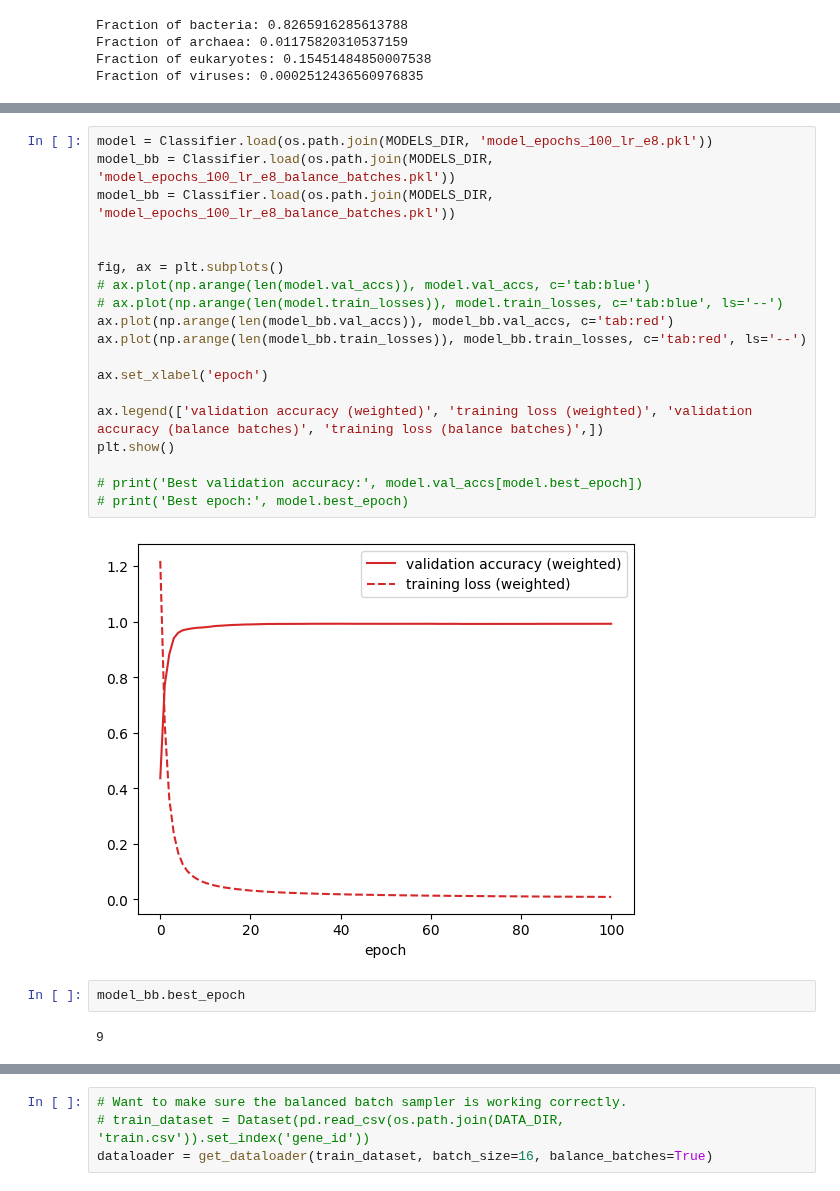
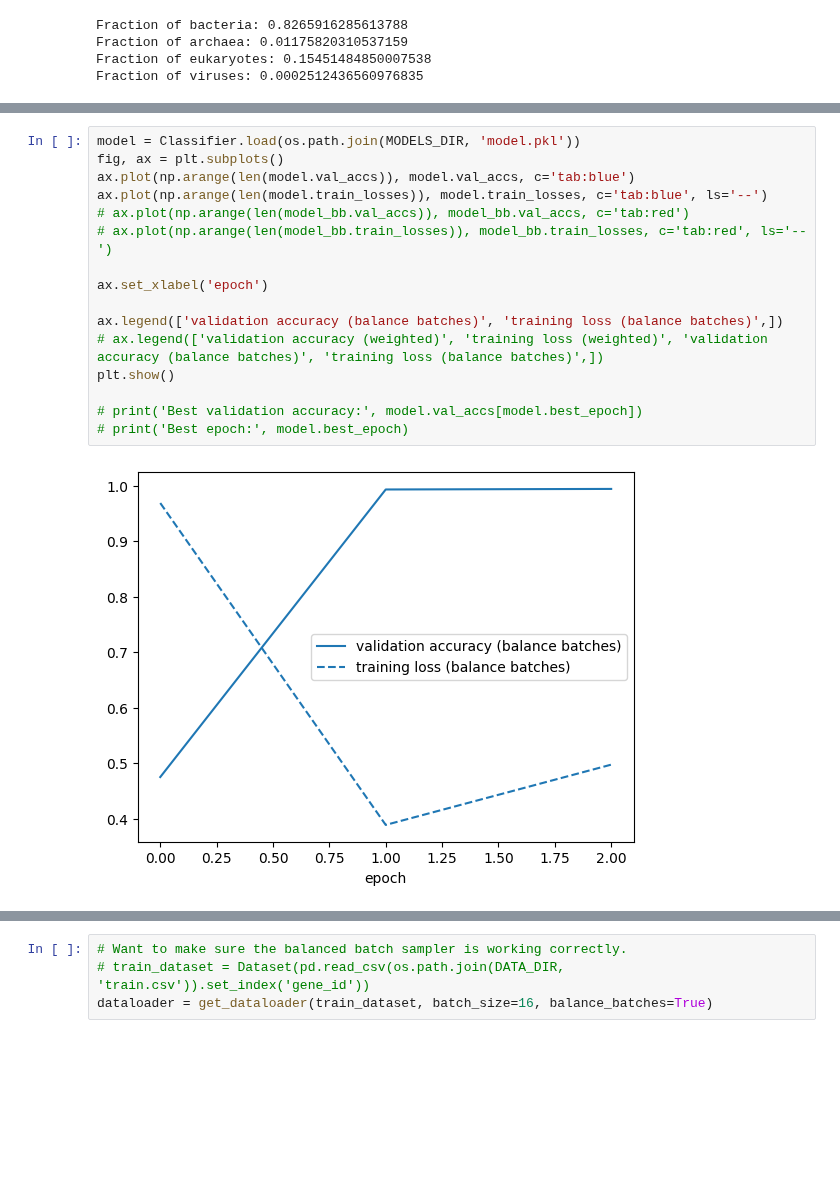
Before and after one commit to pipparichter/selenobot, a Jupyter notebook: notebooks/sandbox.ipynb, the cells around one changed output, grey strips where cells are left out. Cells and saved outputs as stored; diff of their text form; blank space fills up the shorter version.

```diff
--- a/notebooks/sandbox.ipynb
+++ b/notebooks/sandbox.ipynb
@@ -81,26 +61,19 @@ f.df
 # %%
-model = Classifier.load(os.path.join(MODELS_DIR, 'model_epochs_100_lr_e8.pkl'))
-model_bb = Classifier.load(os.path.join(MODELS_DIR, 'model_epochs_100_lr_e8_balance_batches.pkl'))
-model_bb = Classifier.load(os.path.join(MODELS_DIR, 'model_epochs_100_lr_e8_balance_batches.pkl'))
-
-
+model = Classifier.load(os.path.join(MODELS_DIR, 'model.pkl'))
 fig, ax = plt.subplots()
-# ax.plot(np.arange(len(model.val_accs)), model.val_accs, c='tab:blue')
-# ax.plot(np.arange(len(model.train_losses)), model.train_losses, c='tab:blue', ls='--')
-ax.plot(np.arange(len(model_bb.val_accs)), model_bb.val_accs, c='tab:red')
-ax.plot(np.arange(len(model_bb.train_losses)), model_bb.train_losses, c='tab:red', ls='--')
+ax.plot(np.arange(len(model.val_accs)), model.val_accs, c='tab:blue')
+ax.plot(np.arange(len(model.train_losses)), model.train_losses, c='tab:blue', ls='--')
+# ax.plot(np.arange(len(model_bb.val_accs)), model_bb.val_accs, c='tab:red')
+# ax.plot(np.arange(len(model_bb.train_losses)), model_bb.train_losses, c='tab:red', ls='--')
 
 ax.set_xlabel('epoch')
 
-ax.legend(['validation accuracy (weighted)', 'training loss (weighted)', 'validation accuracy (balance batches)', 'training loss (balance batches)',])
+ax.legend(['validation accuracy (balance batches)', 'training loss (balance batches)',])
+# ax.legend(['validation accuracy (weighted)', 'training loss (weighted)', 'validation accuracy (balance batches)', 'training loss (balance batches)',])
 plt.show()
 
 # print('Best validation accuracy:', model.val_accs[model.best_epoch])
 # print('Best epoch:', model.best_epoch)
 # %% [output]
-[figure, old version]
+[figure, new version]
-# %%
-model_bb.best_epoch
-# %% [output]
-9
 # %%
```
Also changed, not shown: parts of 7 cells of this notebook, 4 other files.
